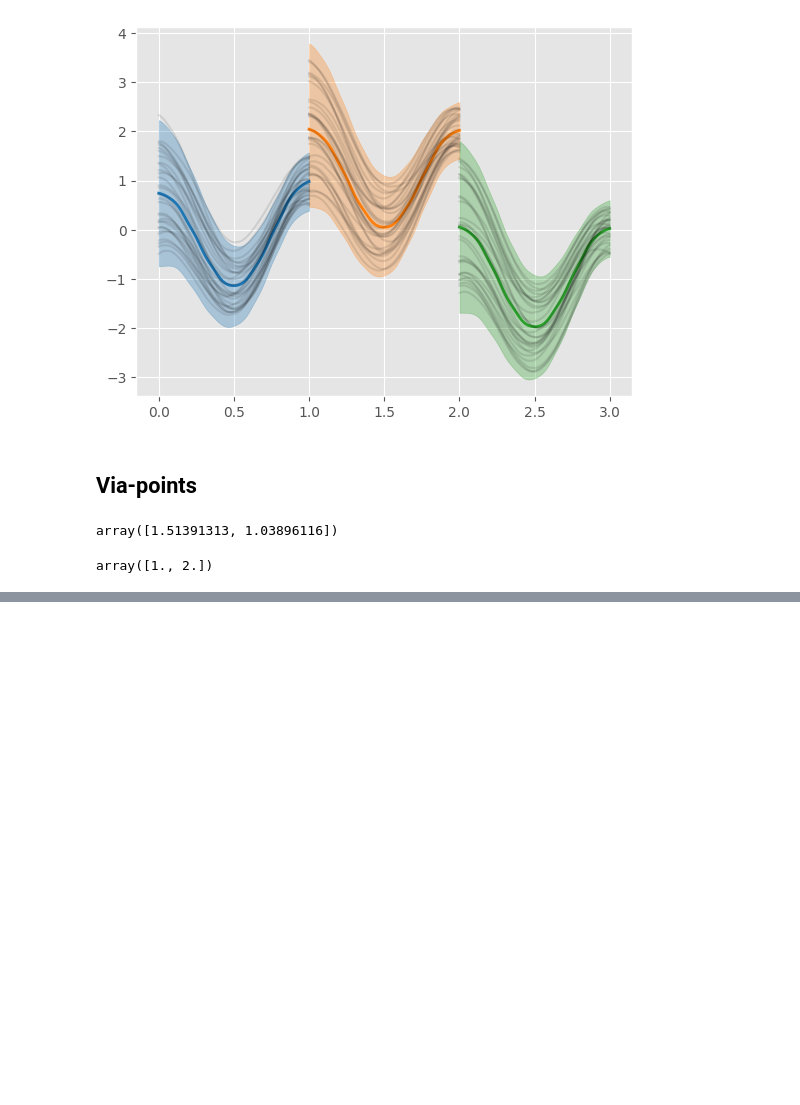
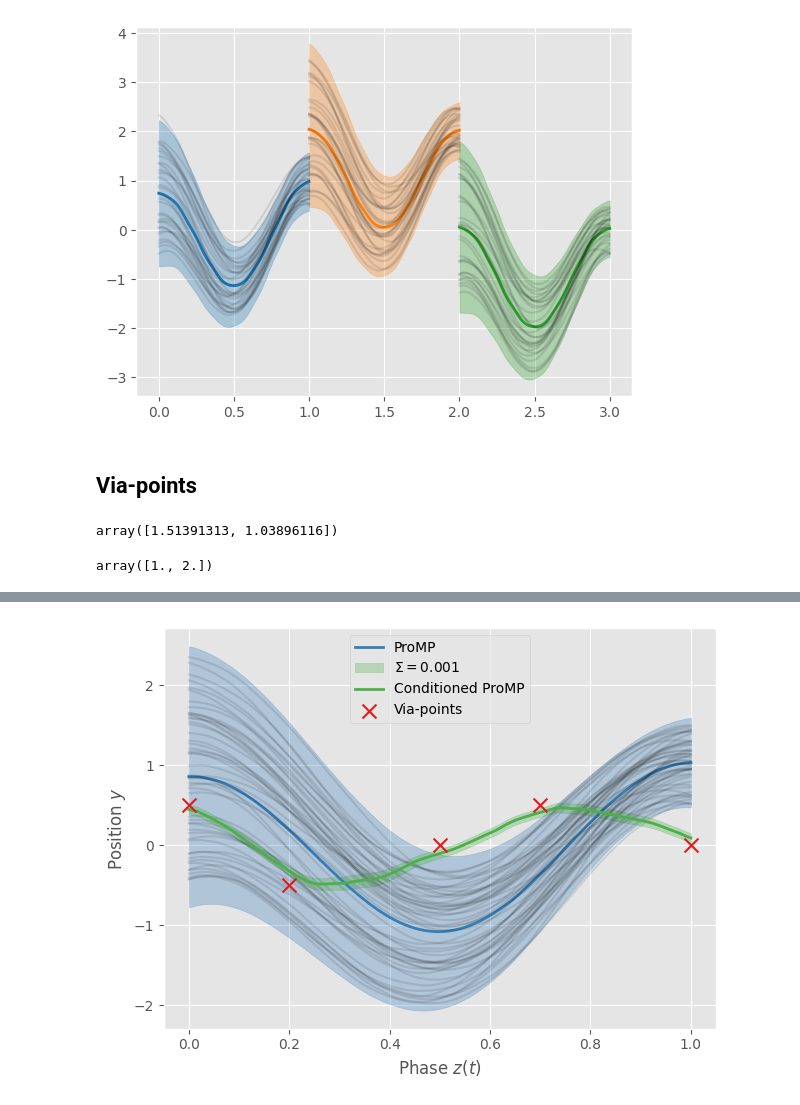
Before and after one commit to kir0ul/CMP, a Jupyter notebook: CMP.ipynb, the cells around one changed output, grey strips where cells are left out. Drawn from its saved outputs; the diff is of its cells as text; code cells hidden in the pictures; blank space fills up the shorter version.

```diff
--- a/CMP.ipynb
+++ b/CMP.ipynb
@@ -139,0 +197,41 @@ with mpl.style.context("ggplot"):
+# %%
+n_demos = 50
+n_steps = 101
+T, Y = generate_1d_trajectory_distribution(n_demos, n_steps, initial_offset_range=3.0, final_offset_range=1)
+promp = ProMP(n_dims=1, n_weights_per_dim=50)
+promp.imitate([T] * n_demos, Y)
+Y_mean = promp.mean_trajectory(T)
+Y_conf = 1.96 * np.sqrt(promp.var_trajectory(T))
+
+y_cond = np.array([0.5, -0.5, 0.0, 0.5, 0.0])
+cov = 0.001
+y_conditional_cov = np.ones(len(y_cond)) * cov
+ts = np.array([0.0, 0.2, 0.5, 0.7, 1.0])
+cpromp = via_points(
+    promp=promp,
+    y_cond=y_cond,
+    y_conditional_cov=y_conditional_cov,
+    ts=ts,
+)
+Y_cmean = cpromp.mean_trajectory(T)
+Y_cconf = 1.96 * np.sqrt(cpromp.var_trajectory(T))
+# %%
+with mpl.style.context("ggplot"):
+    fig, ax = plt.subplots()
+    cmap = mpl.colormaps["Set1"].colors
+
+    ax.fill_between(T, (Y_mean - Y_conf).ravel(), (Y_mean + Y_conf).ravel(), color=cmap[1], alpha=0.3)
+    ax.plot(T, Y_mean, c=cmap[1], lw=2, label="ProMP")
+    ax.plot(T, Y[:, :, 0].T, c="k", alpha=0.1)
+
+    ax.fill_between(T, (Y_cmean - Y_cconf).ravel(), (Y_cmean + Y_cconf).ravel(), color=cmap[2], alpha=0.3, label=f"$\\Sigma={cov}$")
+    ax.plot(T, Y_cmean, c=cmap[2], lw=2, label="Conditioned ProMP")
+    ax.scatter(ts, y_cond, marker="x", s=100, color=cmap[0], label="Via-points", zorder=3)
+
+    ax.legend(loc="best")
+    ax.set_xlabel("Phase $z(t)$")
+    ax.set_ylabel("Position $y$")
+    plt.tight_layout()
+    plt.show()
+# %% [output]
+[figure, added]
```
Also changed, not shown: parts of 21 cells of this notebook, 3 other files.
